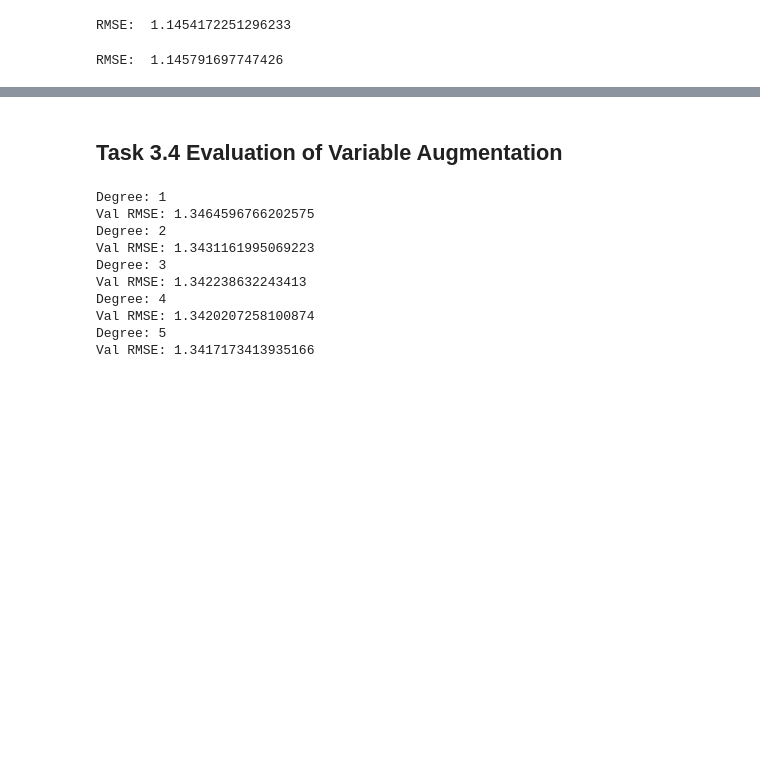
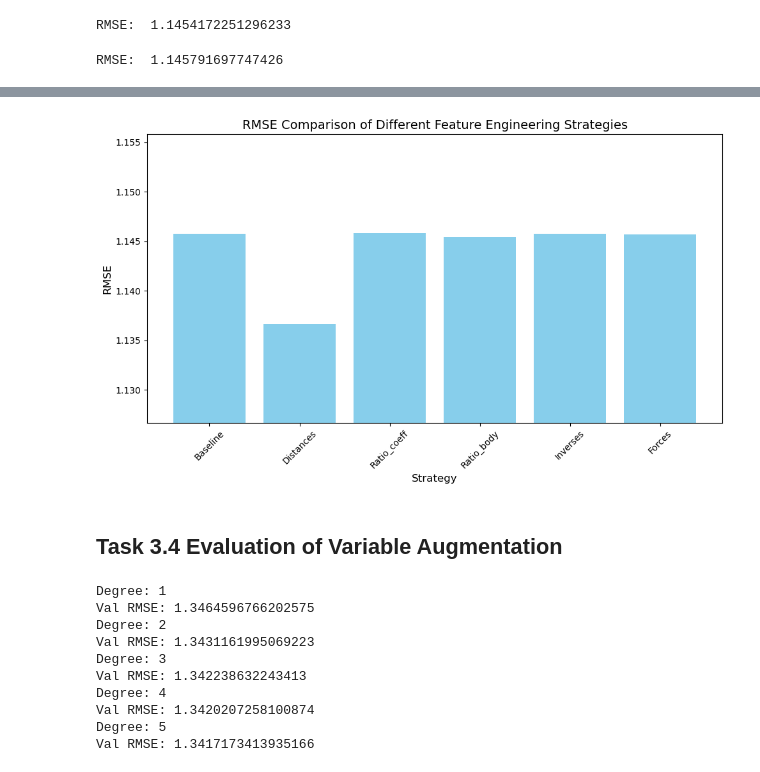
Before and after one commit to AgnJed/ML_the_3-body_problem, a Jupyter notebook: machine-learning-nova-1.ipynb, the cells around one changed output, grey strips where cells are left out. Drawn from its saved outputs; the diff is of its cells as text; code cells hidden in the pictures; blank space fills up the shorter version.

Commit message:
Added plot for adding features

```diff
--- a/machine-learning-nova-1.ipynb
+++ b/machine-learning-nova-1.ipynb
@@ -900,3 +896,33 @@ RMSE:  1.1908775196608834
+# %%
+import matplotlib.pyplot as plt
+
+# Sample RMSE values for each strategy
+rmses = {
+    "Baseline": rmse,  # Add your actual values here
+    "Distances": rmse_distance,
+    "Ratio_coeff": rmse_ratiox,
+    "Ratio_body": rmse_ratio_points,
+    "Inverses": rmse_inverse,
+    "Forces": rmse_g
+}
+
+# Plotting the RMSEs with a customized y-axis range for better visibility
+plt.figure(figsize=(10, 6))
+plt.bar(rmses.keys(), rmses.values(), color='skyblue')
+plt.title('RMSE Comparison of Different Feature Engineering Strategies', fontsize=14)
+plt.xlabel('Strategy', fontsize=12)
+plt.ylabel('RMSE', fontsize=12)
+plt.xticks(rotation=45)
+
+# Adjusting y-axis to focus on smaller differences (e.g., between 0.07 and 0.15)
+plt.ylim(min(rmses.values()) - 0.01, max(rmses.values()) + 0.01)
+
+plt.tight_layout()
+
+# Display the plot
+plt.show()
+# %% [output]
+[figure, added]
 # %% [markdown]
 ## Task 3.4 Evaluation of Variable Augmentation
 # %%
```
Also changed, not shown: parts of 2 cells of this notebook.
